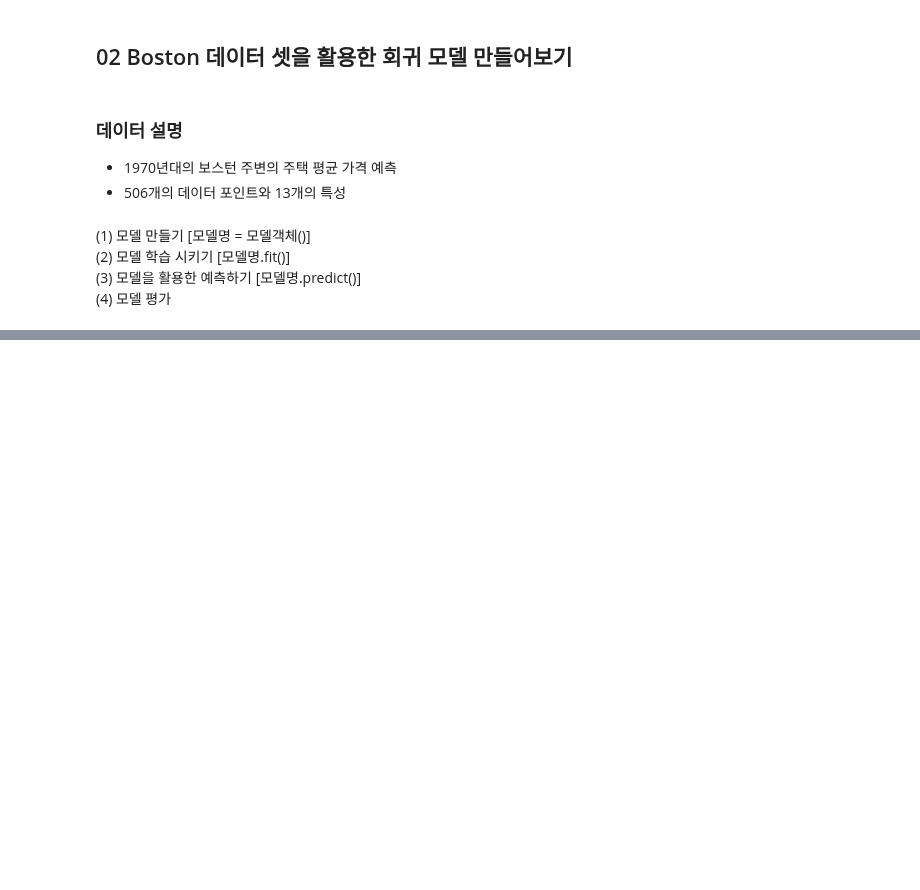
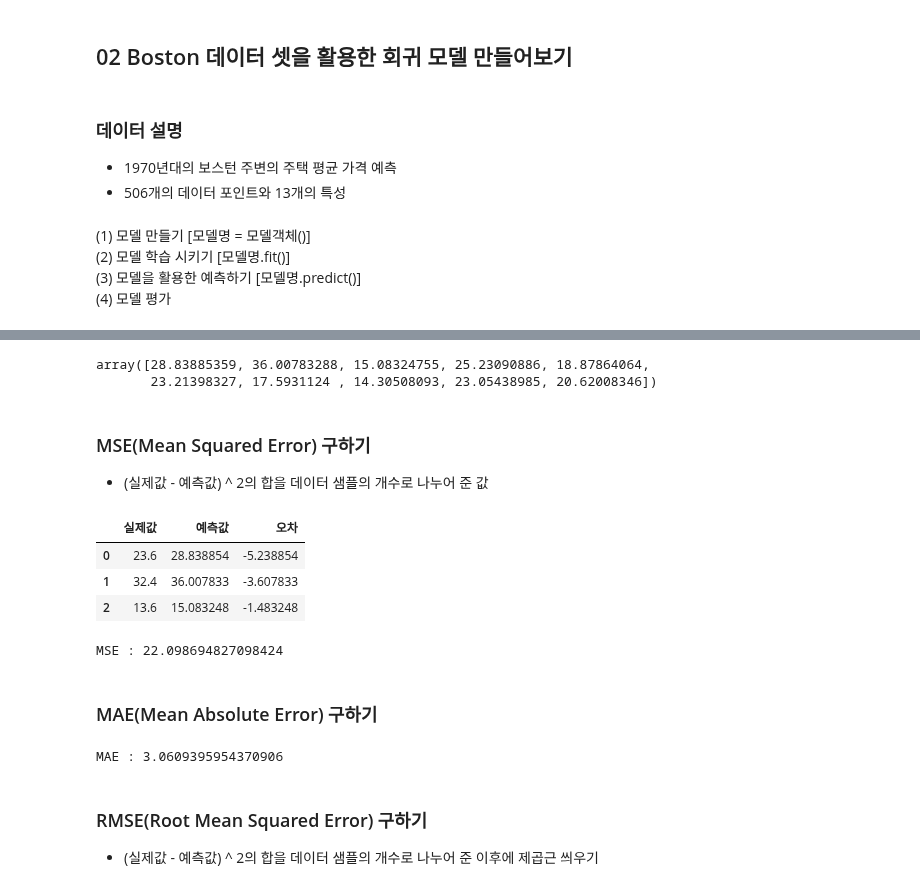
Before and after one commit to city1616/LikeLion_AI_SCHOOL_13th, a Jupyter notebook: 05_머신러닝/02_linear_regression_basic.ipynb, the cells around one changed output, grey strips where cells are left out. Drawn from its saved outputs; the diff is of its cells as text; code cells hidden in the pictures; blank space fills up the shorter version.

Commit message:
linear regression basic 실습 내용 추가

```diff
--- a/05_머신러닝/02_linear_regression_basic.ipynb
+++ b/05_머신러닝/02_linear_regression_basic.ipynb
@@ -60,0 +92,15 @@ w[0]: 0.393906  b: -0.031804
+# %%
+## model = 모델명()
+## model.fit(입력, 레이블)
+## pred = model.predict(새로운 데이터 입력)
+
+model = LinearRegression()
+model.fit(X_train, y_train)
+pred = model.predict(X_test)
+pred[:10]
+# %% [output]
+array([28.83885359, 36.00783288, 15.08324755, 25.23090886, 18.87864064,
+       23.21398327, 17.5931124 , 14.30508093, 23.05438985, 20.62008346])
+# %% [markdown]
+### MSE(Mean Squared Error) 구하기
+* (실제값 - 예측값) ^ 2의 합을 데이터 샘플의 개수로 나누어 준 값
@@ -60,0 +109,17 @@ w[0]: 0.393906  b: -0.031804
+# %%
+dict_dat = {"실제값" : y_test, "예측값" : pred, "오차" : y_test - pred}
+dat = pd.DataFrame(dict_dat)
+dat.head(3)
+# %% [output]
+|  | 실제값 | 예측값 | 오차 |
+| 0 | 23.6 | 28.838854 | -5.238854 |
+| 1 | 32.4 | 36.007833 | -3.607833 |
+| 2 | 13.6 | 15.083248 | -1.483248 |
+# %%
+dat["오차제곱"] = dat["오차"] * dat["오차"]
+mse_val = dat["오차제곱"].sum() / dat.shape[0]
+print("MSE :", mse_val)
+# %% [output]
+MSE : 22.098694827098424
+# %% [markdown]
+### MAE(Mean Absolute Error) 구하기
@@ -60,0 +128,8 @@ w[0]: 0.393906  b: -0.031804
+# %%
+mae_val = dat["오차절대값"].sum() / dat.shape[0]
+print("MAE :", mae_val)
+# %% [output]
+MAE : 3.0609395954370906
+# %% [markdown]
+### RMSE(Root Mean Squared Error) 구하기
+* (실제값 - 예측값) ^ 2의 합을 데이터 샘플의 개수로 나누어 준 이후에 제곱근 씌우기
```
Also changed, not shown: parts of 19 cells of this notebook.
